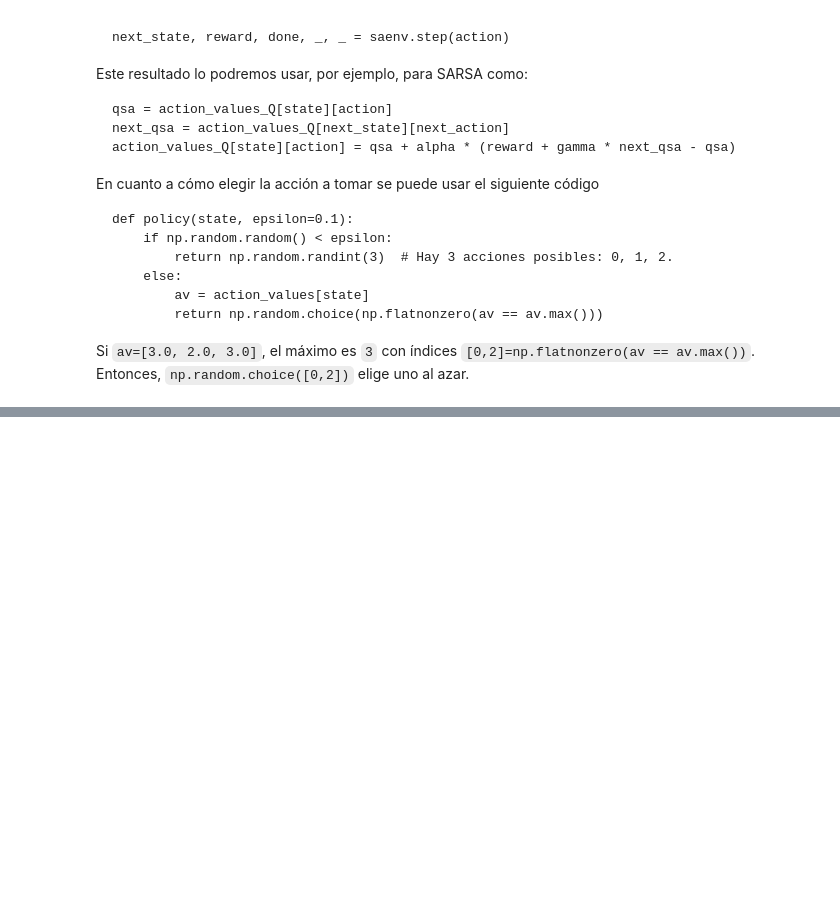
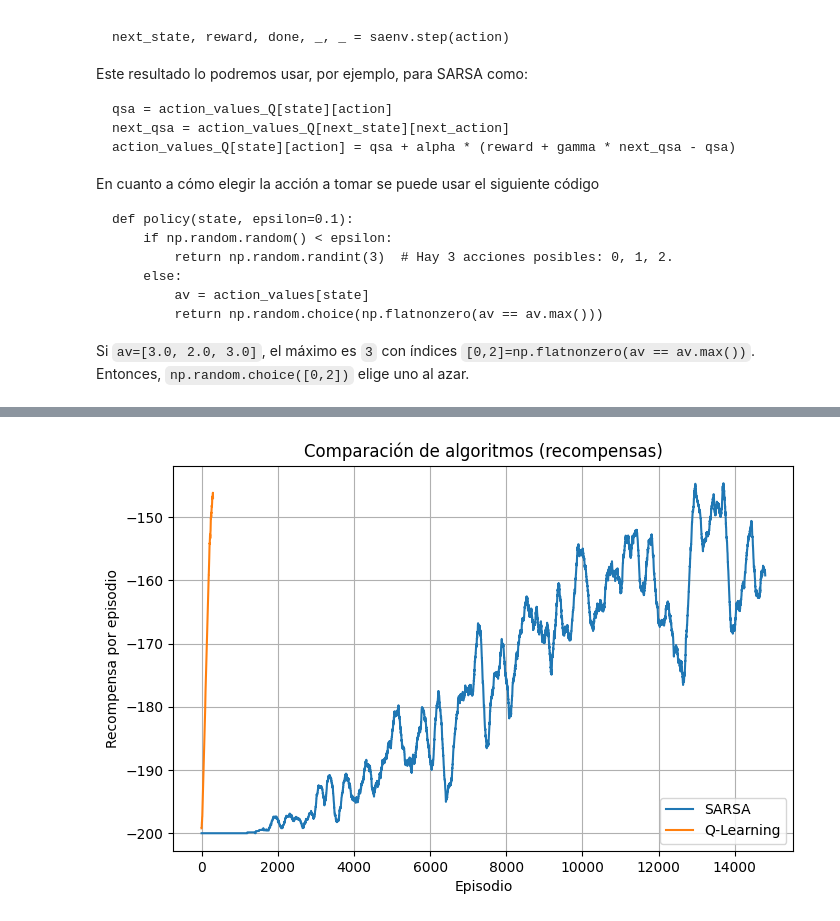
Before and after one commit to mariiam36/EML_MontesinosOlivaOuardi, a Jupyter notebook: Entornos_Complejos/Control_Aproximaciones/main.ipynb, the cells around one changed output, grey strips where cells are left out. Drawn from its saved outputs; the diff is of its cells as text; code cells hidden in the pictures; blank space fills up the shorter version.

```diff
--- a/Entornos_Complejos/Control_Aproximaciones/main.ipynb
+++ b/Entornos_Complejos/Control_Aproximaciones/main.ipynb
@@ -273,0 +305,7 @@ Norma de los pesos: 1541.8353941345877
+# %%
+compare_algorithms({
+    "SARSA": sarsa_rewards,
+    "Q-Learning": dqn_rewards
+}, window=200)
+# %% [output]
+[figure, added]
```
Also changed, not shown: parts of 18 cells of this notebook.
